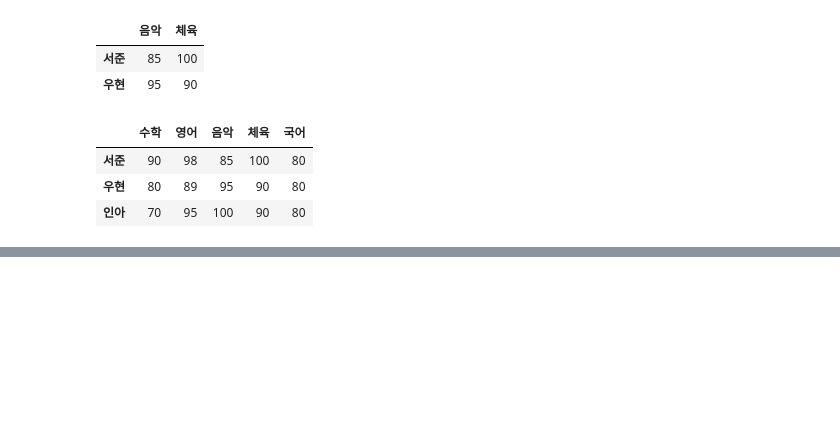
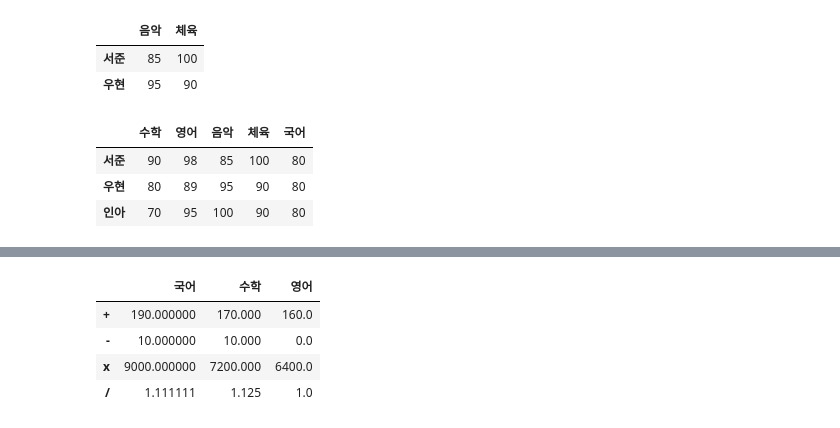
Before and after one commit to sde0110/2023-Data-Science, a Jupyter notebook: pandas_basic/0104_pandas_1장.ipynb, the cells around one changed output, grey strips where cells are left out. Saved outputs shown, nothing was run; the diff lists cells and outputs as text; code cells hidden in the pictures; blank space fills up the shorter version.

```diff
--- a/pandas_basic/0104_pandas.ipynb
+++ b/pandas_basic/0104_pandas_1장.ipynb
@@ -499,0 +533,8 @@ ndf
+# %%
+student1 = pd.Series({'국어':100, '영어':80, '수학':90})
+student2 = pd.Series({'수학':80, '국어':90, '영어':80})
+# %%
+add = student1 + student2
+sub = student1 - student2
+mul = student1 * student2
+div = student1 / student2
@@ -499,0 +545,10 @@ ndf
+# %%
+result = pd.DataFrame([add,sub,mul,div],
+                     index = ['+','-','x','/'])
+display(result)
+# %% [output]
+|  | 국어 | 수학 | 영어 |
+| + | 190.000000 | 170.000 | 160.0 |
+| - | 10.000000 | 10.000 | 0.0 |
+| x | 9000.000000 | 7200.000 | 6400.0 |
+| / | 1.111111 | 1.125 | 1.0 |
```
Also changed, not shown: parts of 60 cells of this notebook.
